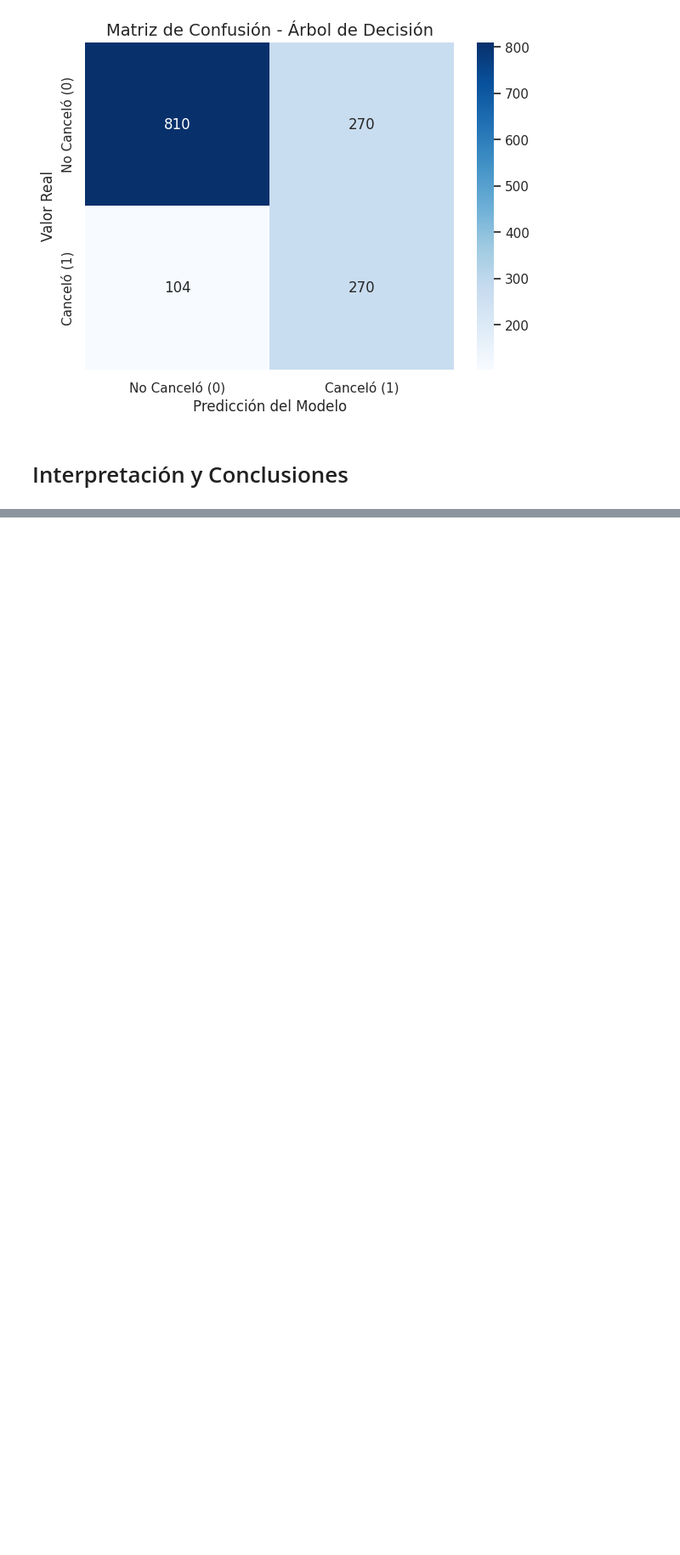
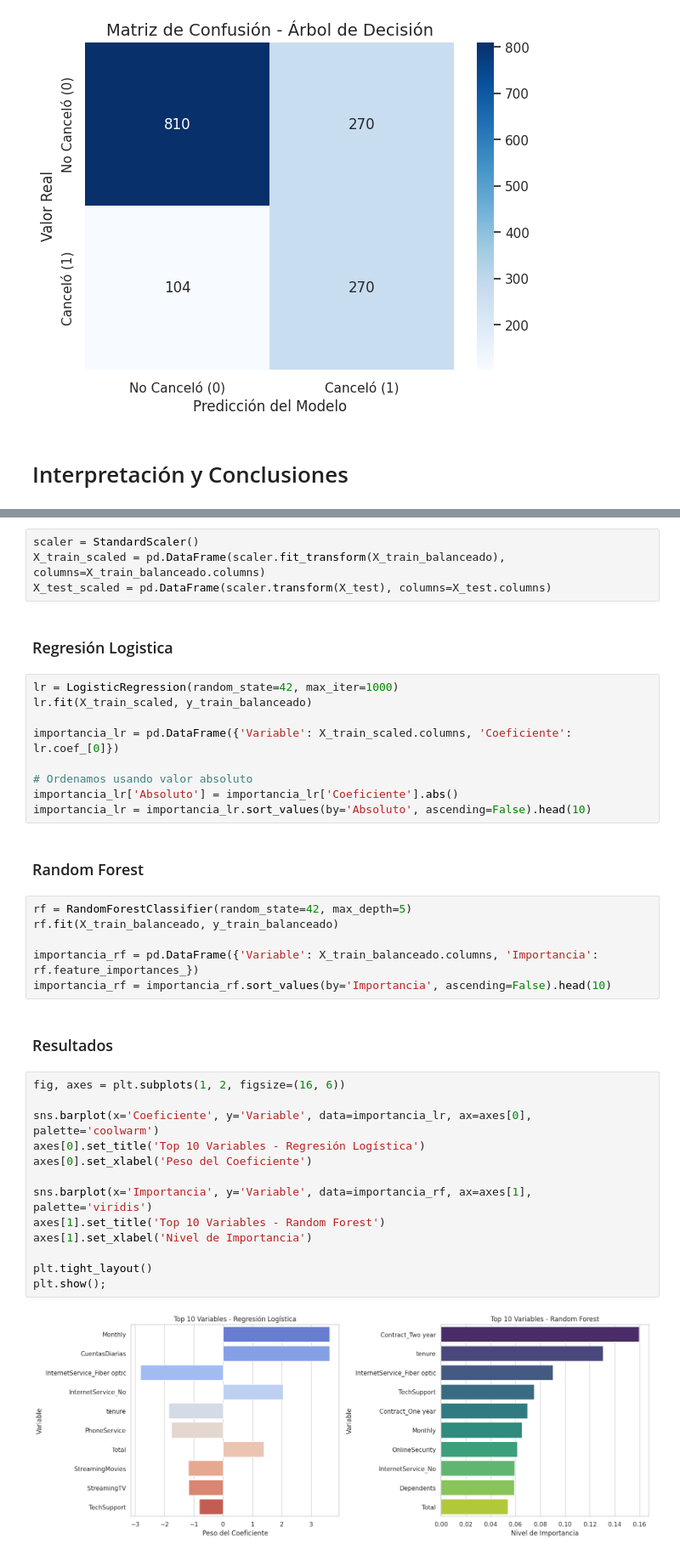
Before and after one commit to armando030/Challenge-Telecom-X-Parte-2, a Jupyter notebook: Challenge_Telecom_X_Parte_2.ipynb, the cells around one changed output, grey strips where cells are left out. Shown at 85% size. Saved outputs shown, nothing was run; the diff lists cells and outputs as text; blank space fills up the shorter version.

Commit message:
Feauture Importance

```diff
--- a/Challenge_Telecom_X_Parte_2.ipynb
+++ b/Challenge_Telecom_X_Parte_2.ipynb
@@ -298,0 +297,40 @@ plt.show()
+# %%
+scaler = StandardScaler()
+X_train_scaled = pd.DataFrame(scaler.fit_transform(X_train_balanceado), columns=X_train_balanceado.columns)
+X_test_scaled = pd.DataFrame(scaler.transform(X_test), columns=X_test.columns)
+# %% [markdown]
+### Regresión Logistica
+# %%
+lr = LogisticRegression(random_state=42, max_iter=1000)
+lr.fit(X_train_scaled, y_train_balanceado)
+
+importancia_lr = pd.DataFrame({'Variable': X_train_scaled.columns, 'Coeficiente': lr.coef_[0]})
+
+# Ordenamos usando valor absoluto
+importancia_lr['Absoluto'] = importancia_lr['Coeficiente'].abs()
+importancia_lr = importancia_lr.sort_values(by='Absoluto', ascending=False).head(10)
+# %% [markdown]
+### Random Forest
+# %%
+rf = RandomForestClassifier(random_state=42, max_depth=5)
+rf.fit(X_train_balanceado, y_train_balanceado)
+
+importancia_rf = pd.DataFrame({'Variable': X_train_balanceado.columns, 'Importancia': rf.feature_importances_})
+importancia_rf = importancia_rf.sort_values(by='Importancia', ascending=False).head(10)
+# %% [markdown]
+### Resultados
+# %%
+fig, axes = plt.subplots(1, 2, figsize=(16, 6))
+
+sns.barplot(x='Coeficiente', y='Variable', data=importancia_lr, ax=axes[0], palette='coolwarm')
+axes[0].set_title('Top 10 Variables - Regresión Logística')
+axes[0].set_xlabel('Peso del Coeficiente')
+
+sns.barplot(x='Importancia', y='Variable', data=importancia_rf, ax=axes[1], palette='viridis')
+axes[1].set_title('Top 10 Variables - Random Forest')
+axes[1].set_xlabel('Nivel de Importancia')
+
+plt.tight_layout()
+plt.show();
+# %% [output]
+[figure, added]
```
Also changed, not shown: parts of 8 cells of this notebook.
